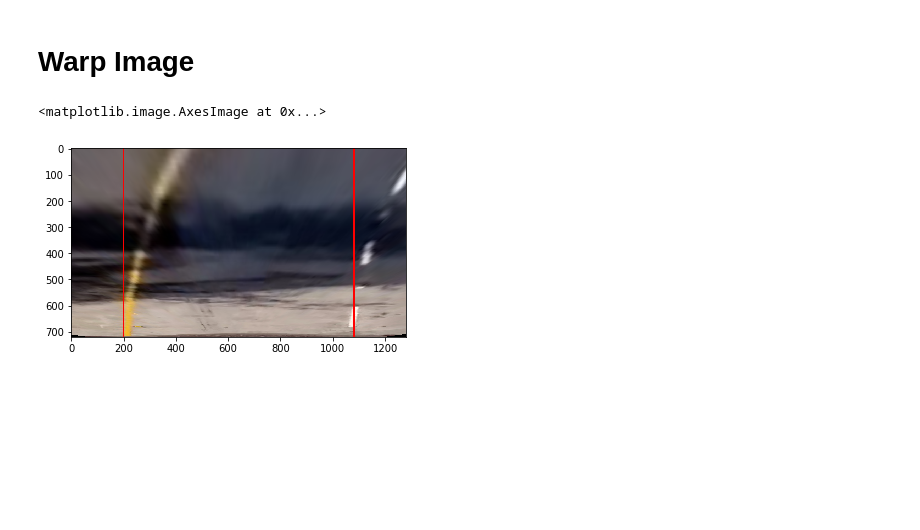
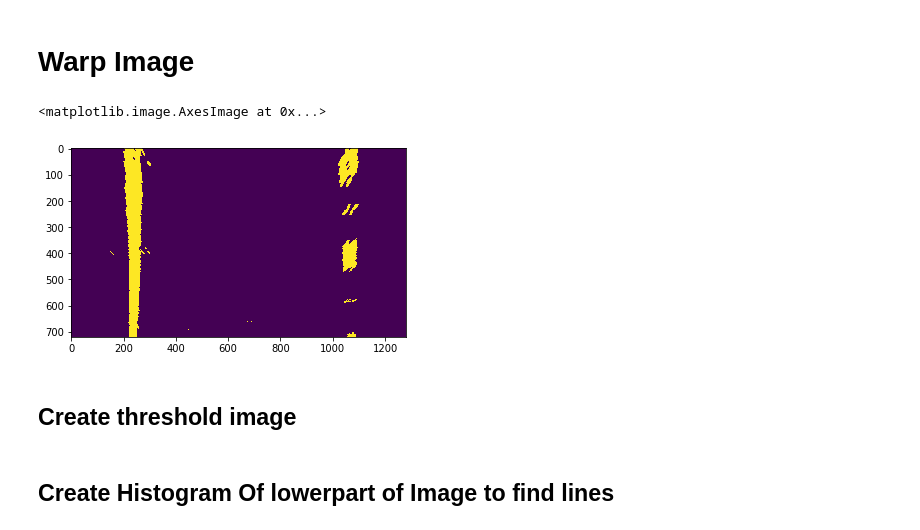
Before and after one commit to YuxiBupt/CarND-Advanced-Lane-Lines, a Jupyter notebook: Avanced-Lane-Finding.ipynb, the cells around one changed output. Drawn from its saved outputs; the diff is of its cells as text; code cells hidden in the pictures; blank space fills up the shorter version.

```diff
--- a/Avanced-Lane-Finding.ipynb
+++ b/Avanced-Lane-Finding.ipynb
@@ -96,7 +96,7 @@ def load_road_images():
     return road_images
 
 road_images = load_road_images()
-road_image_num = 1
+road_image_num = 7
 road_image = road_images[road_image_num]
 plt.imshow(road_image)
 # %% [output]
@@ -131,8 +144,8 @@ def abs_sobel_threshold(img_channel, orient='x', sobel_kernel=3, thresh=(0, 255)
     # 6) Return this mask as your binary_output image
     return sbinary
 
-x_gray_binary = abs_sobel_threshold(to_gray(undistorted_image), orient='x', thresh=(20, 255), sobel_kernel=15)
-y_gray_binary = abs_sobel_threshold(to_gray(undistorted_image), orient='y', thresh=(20, 255), sobel_kernel=15)
+x_gray_binary = abs_sobel_threshold(to_gray(undistorted_image), orient='x', thresh=(20, 255), sobel_kernel=3)
+y_gray_binary = abs_sobel_threshold(to_gray(undistorted_image), orient='y', thresh=(20, 255), sobel_kernel=3)
 
 f, (ax1, ax2) = plt.subplots(1, 2, figsize=(20,10))
 ax1.imshow(x_gray_binary)
@@ -292,8 +305,2 @@ Text(0.5,1,'Saturation')
 # %% [markdown]
 ## Color and Gradient
-# %%
-s_color_thresh = channel_threshhold(to_s(undistorted_image))
-
-combined_x_s = np.zeros_like(x_gray_binary)
-combined_x_s[(s_color_thresh == 1) | (x_gray_binary == 1)] = 1
-plt.imshow(combined_x_s)
@@ -302,0 +307,21 @@ plt.imshow(combined_x_s)
+# %%
+combined_images = []
+
+for i, image in enumerate(undistorted_images):
+    s_color_thresh = channel_threshhold(to_s(image))
+    x_grad = abs_sobel_threshold(to_gray(image), orient='x', thresh=(20, 255))
+    y_grad = abs_sobel_threshold(to_gray(image), orient='y', thresh=(20, 255))
+
+    combined = np.zeros_like(x_gray_binary)
+    combined[((x_grad == 1) & (y_grad == 1)) \
+               | (s_color_thresh == 1)] = 1
+    plt.imsave('binary/binary-{}.jpg'.format(i), combined)
+    combined_images.append(combined)
+
+combined_image = combined_images[road_image_num]
+
+f, (ax1, ax2) = plt.subplots(1, 2, figsize=(20,10))
+ax1.imshow(undistorted_image)
+ax1.set_title('Undistorted image', fontsize=30)
+ax2.imshow(combined_image)
+ax2.set_title('binary image', fontsize=30)
@@ -327,27 +380,33 @@ plt.imshow(lines)
 # %%
 offset = 200
 width, height = to_gray(undistorted_image).shape[::-1]
 
 dst_top_right = [width - offset, 0]
 dst_bottom_right = [width - offset, height]
 dst_bottom_left = [offset, height]
 dst_top_left = [offset, 0]
 
 def warp(image, src, dst):
     M = cv2.getPerspectiveTransform(src, dst)
-    return cv2.warpPerspective(image, M, to_gray(image).shape[::-1])
+    return cv2.warpPerspective(image, M, (image.shape[1], image.shape[0]), flags=cv2.INTER_LINEAR)
 
 
 src = np.float32([top_right, bottom_right, bottom_left, top_left])
 dst = np.float32([dst_top_right, dst_bottom_right, dst_bottom_left, dst_top_left])
 
+warped_images = []
+for i, image in enumerate(combined_images):
+    warped = warp(image, src, dst)
+    warped_images.append(warped)
+    plt.imsave('warped/warped-{}.jpg'.format(i), warped)
 
-warped = warp(undistorted_image, src, dst)
-cv2.line(warped, tuple(dst_bottom_left), tuple(dst_top_left), (255,0,0), thickness=thickness)
-cv2.line(warped, tuple(dst_bottom_right), tuple(dst_top_right), (255,0,0), thickness=thickness)
-
+warped = warped_images[road_image_num]
 
 plt.imshow(warped)
 # %% [output]
 <matplotlib.image.AxesImage at 0x...>
-[figure, old version]
+[figure, new version]
+# %% [markdown]
+## Create threshold image
+# %% [markdown]
+## Create Histogram Of lowerpart of Image to find lines
```
Also changed, not shown: parts of 29 cells of this notebook.
